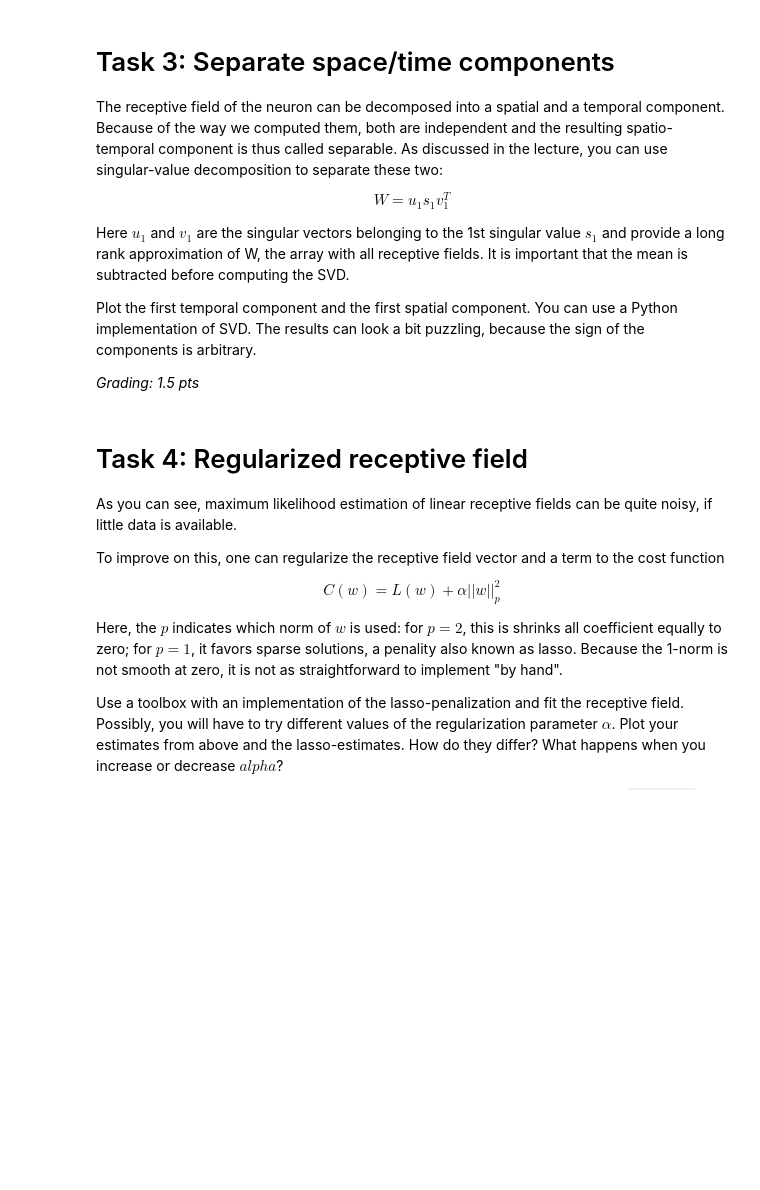
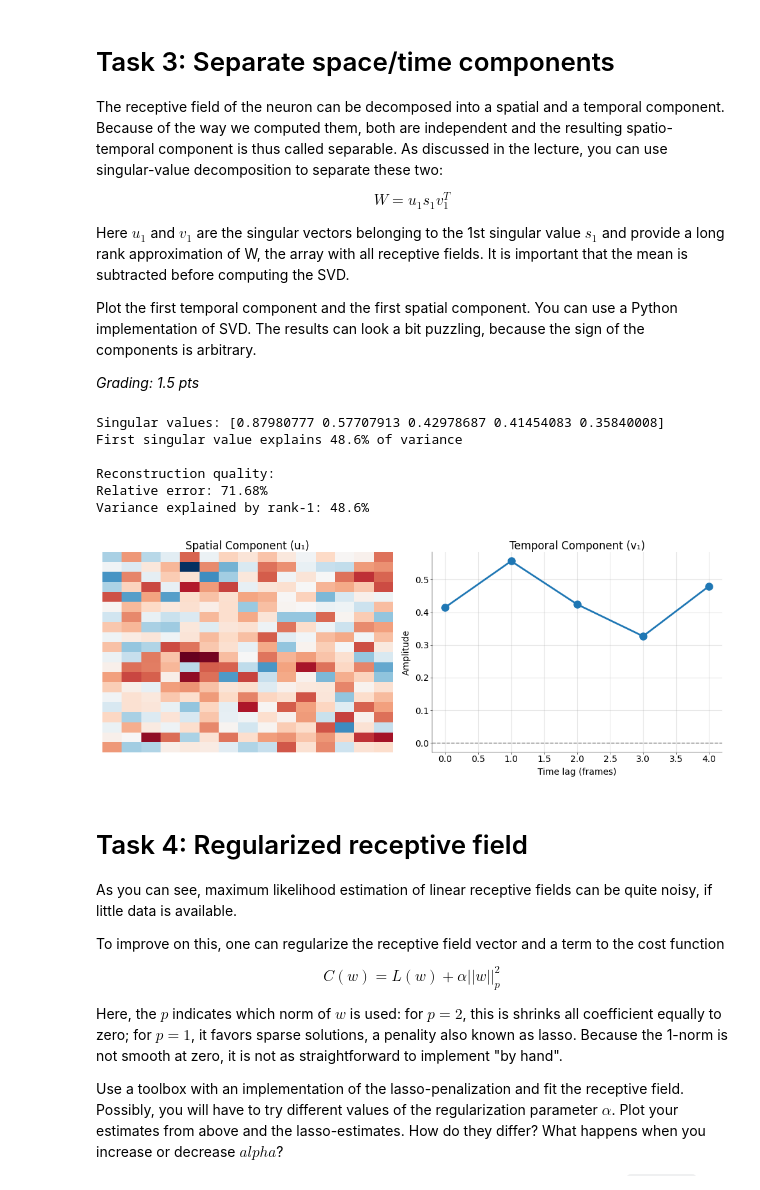
Before and after one commit to JuliusGrote/NDS_2025, a Jupyter notebook: notebooks/CodingLab5.ipynb, the cells around one changed output. Saved outputs shown, nothing was run; the diff lists cells and outputs as text; code cells hidden in the pictures; blank space fills up the shorter version.

```diff
--- a/notebooks/CodingLab5.ipynb
+++ b/notebooks/CodingLab5.ipynb
@@ -484,3 +538,69 @@ fig, ax = plt.subplot_mosaic(
+# %%
+# --------------------------------------------
+# Apply SVD to the fitted receptive field,
+# you can use either numpy or sklearn (0.5 pt)
+# --------------------------------------------
+
+
+# ------------------------------------------
+# Decompose receptive field using SVD
+# ------------------------------------------
+
+# subtract mean and perform SVD
+W_centered = w_hat - np.mean(w_hat)
+U, S, Vt = np.linalg.svd(W_centered, full_matrices=False)
+
+# Extract first components (rank-1 approximation)
+u1 = U[:, 0]  # First spatial component
+s1 = S[0]  # First singular value
+v1 = Vt[0, :]  # First temporal component
+
+print(f"Singular values: {S}")
+print(f"First singular value explains {S[0]**2 / np.sum(S**2) * 100:.1f}% of variance")
+
+
+# Reconstruct using rank-1 approximation
+W_rank1 = s1 * np.outer(u1, v1)
+
+# Compare original vs approximation
+reconstruction_error = np.linalg.norm(W_centered - W_rank1, "fro")
+original_norm = np.linalg.norm(W_centered, "fro")
+
+print(f"\nReconstruction quality:")
+print(f"Relative error: {reconstruction_error / original_norm * 100:.2f}%")
+print(f"Variance explained by rank-1: {S[0]**2 / np.sum(S**2) * 100:.1f}%")
+# %% [output]
+Singular values: [0.87980777 0.57707913 0.42978687 0.41454083 0.35840008]
+First singular value explains 48.6% of variance
+
+Reconstruction quality:
+Relative error: 71.68%
+Variance explained by rank-1: 48.6%
+# %%
+# -------------------------------------------------
+# Plot the spatial and temporal components (1 pt)
+# -------------------------------------------------
+
+fig, ax = plt.subplot_mosaic(
+    mosaic=[["Spatial", "Temporal"]], figsize=(10, 4), constrained_layout=True
+)
+spatial_rf = u1.reshape(20, 15)
+time_lags = np.array(delta)
+ax["Spatial"].imshow(spatial_rf, cmap="RdBu_r", aspect="auto")
+ax["Spatial"].set_title("Spatial Component (u₁)")
+ax["Spatial"].set_xlabel("X position")
+ax["Spatial"].set_ylabel("Y position")
+ax["Spatial"].axis("off")
+ax["Temporal"].plot(time_lags, v1, "o-", linewidth=2, markersize=8)
+ax["Temporal"].set_title("Temporal Component (v₁)")
+ax["Temporal"].set_xlabel("Time lag (frames)")
+ax["Temporal"].set_ylabel("Amplitude")
+ax["Temporal"].grid(True, alpha=0.3)
+ax["Temporal"].axhline(y=0, color="k", linestyle="--", alpha=0.5)
+plt.tight_layout()
+plt.show()
+# %% [output]
+[figure, added]
 # %% [markdown]
 # Task 4: Regularized receptive field
 
```
Also changed, not shown: parts of 11 cells of this notebook.
